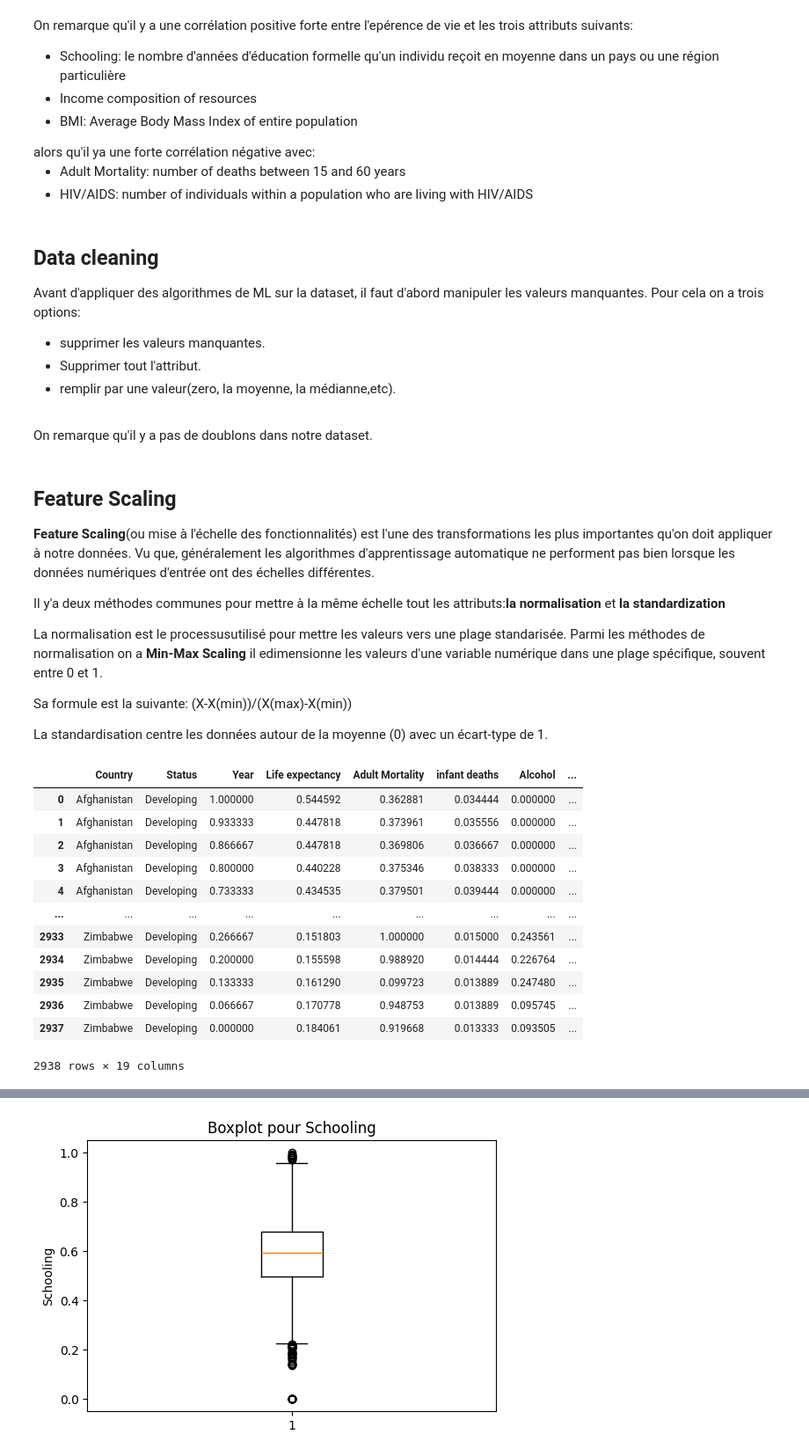
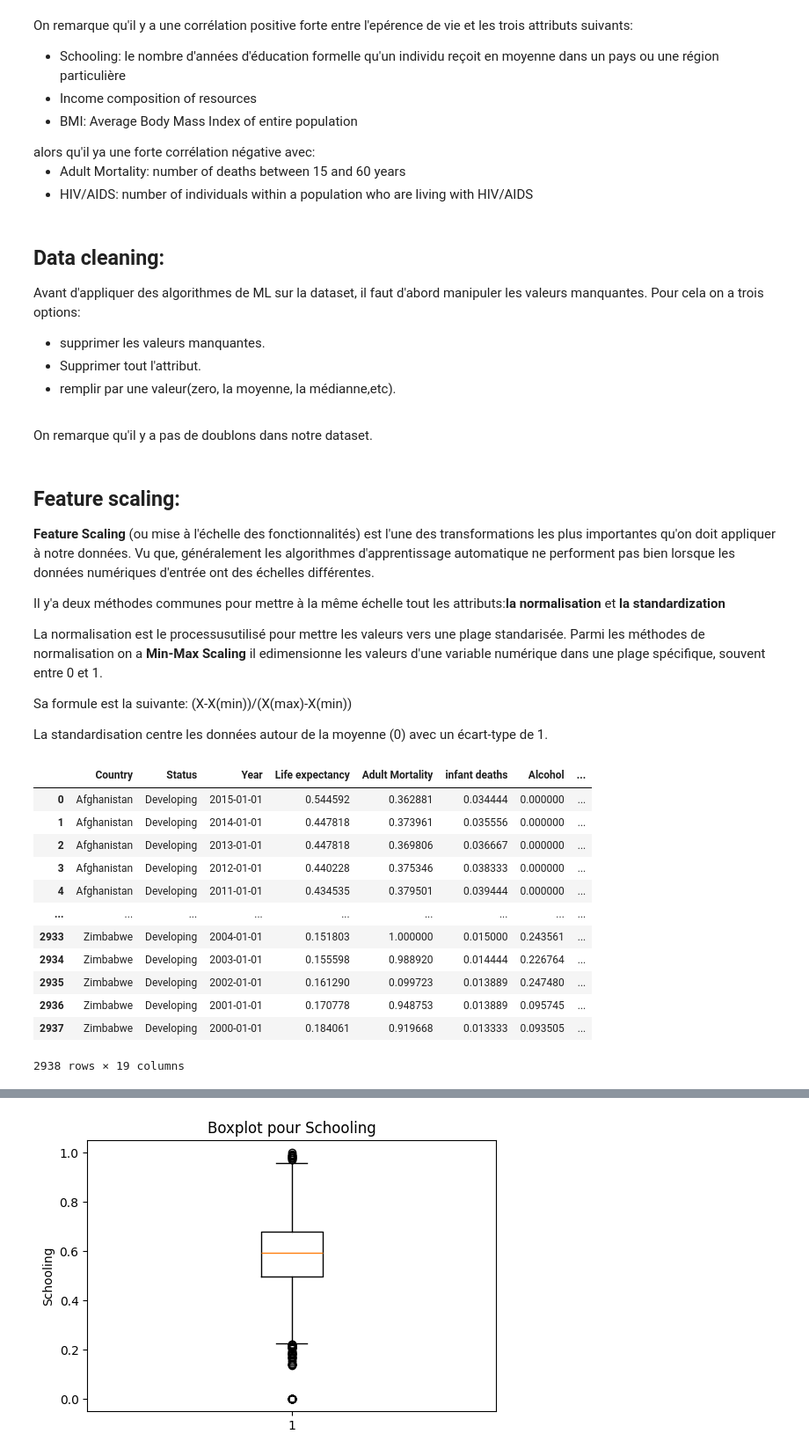
Before and after one commit to noureddinealahyane/life-expectancy, a Jupyter notebook: life_expectancy.ipynb, the cells around one changed output, grey strips where cells are left out. Shown at 88% size. Saved outputs shown, nothing was run; the diff lists cells and outputs as text; code cells hidden in the pictures.

```diff
--- a/life_expectancy.ipynb
+++ b/life_expectancy.ipynb
@@ -30,6 +36,9 @@ Data columns (total 22 columns):
  21  Schooling                        2775 non-null   float64
 dtypes: float64(16), int64(4), object(2)
 memory usage: 505.1+ KB
+# %%
+#Changer le type de l'atrribut 'Year' à datetime
+df['Year'] = pd.to_datetime(df['Year'], format='%Y')
 # %% [markdown]
 <h2>Les valeurs manquantes</h2>
 # %%
@@ -149,7 +158,7 @@ alors qu'il ya une forte corrélation négative avec:
 <ul><li>Adult Mortality: number of deaths between 15 and 60 years</li>
 <li>HIV/AIDS: number of individuals within a population who are living with HIV/AIDS</li></ul>
 # %% [markdown]
-<h2>Data cleaning</h2>
+## Data cleaning:
 <p>Avant d'appliquer des algorithmes de ML sur la dataset, il faut d'abord manipuler les valeurs manquantes. Pour cela on a trois options: <ul><li>supprimer les valeurs manquantes.</li>
                     <li>Supprimer tout l'attribut.</li>
                     <li>remplir par une valeur(zero, la moyenne, la médianne,etc).</li></ul></p>
@@ -160,7 +169,7 @@ df = df.drop(["Population", "Hepatitis B", "Total expenditure"], axis = 1)
 from sklearn.impute import SimpleImputer
 imputer = SimpleImputer(strategy="median")
 #on crée une copie de la dataset qui ne contient que les valeurs numériques
-df_num = df.drop(["Country", "Status"], axis=1)
+df_num = df.drop(["Country", "Status", "Year"], axis=1)
 #On applique imputer sur la dataset en utilisant .fit()
 imputer.fit(df_num)
 imputer.statistics_
@@ -174,8 +183,8 @@ duplicate_rows = df_transformed[df_transformed.duplicated()]
 # %% [markdown]
 On remarque qu'il y a pas de doublons dans notre dataset.
 # %% [markdown]
-<h2>Feature Scaling</h2>
-<p><strong>Feature Scaling</strong>(ou mise à l'échelle des fonctionnalités) est l'une des transformations les plus importantes qu'on doit appliquer à notre données. Vu que, généralement les algorithmes d'apprentissage automatique ne performent pas bien lorsque les données numériques d'entrée ont des échelles différentes.</p>
+## Feature scaling:
+<strong>Feature Scaling</strong> (ou mise à l'échelle des fonctionnalités) est l'une des transformations les plus importantes qu'on doit appliquer à notre données. Vu que, généralement les algorithmes d'apprentissage automatique ne performent pas bien lorsque les données numériques d'entrée ont des échelles différentes.
 
 Il y'a deux méthodes communes pour mettre à la même échelle tout les attributs:<strong>la normalisation</strong> et <strong>la standardization</strong>
 
@@ -187,22 +196,22 @@ La standardisation centre les données autour de la moyenne (0) avec un écart-t
 # %%
 from sklearn.preprocessing import MinMaxScaler
 scaler = MinMaxScaler()
 scaled_data = scaler.fit_transform(df_transformed)
 scaled_df = pd.DataFrame(scaled_data, columns=df_transformed.columns)
-scaled_df = pd.concat([df[["Country", "Status"]], scaled_df], axis=1)
+scaled_df = pd.concat([df[["Country", "Status", "Year"]], scaled_df], axis=1)
 scaled_df
 # %% [output]
 |  | Country | Status | Year | Life expectancy | Adult Mortality | infant deaths | Alcohol | ... |
-| 0 | Afghanistan | Developing | 1.000000 | 0.544592 | 0.362881 | 0.034444 | 0.000000 | ... |
-| 1 | Afghanistan | Developing | 0.933333 | 0.447818 | 0.373961 | 0.035556 | 0.000000 | ... |
-| 2 | Afghanistan | Developing | 0.866667 | 0.447818 | 0.369806 | 0.036667 | 0.000000 | ... |
-| 3 | Afghanistan | Developing | 0.800000 | 0.440228 | 0.375346 | 0.038333 | 0.000000 | ... |
-| 4 | Afghanistan | Developing | 0.733333 | 0.434535 | 0.379501 | 0.039444 | 0.000000 | ... |
+| 0 | Afghanistan | Developing | 2015-01-01 | 0.544592 | 0.362881 | 0.034444 | 0.000000 | ... |
+| 1 | Afghanistan | Developing | 2014-01-01 | 0.447818 | 0.373961 | 0.035556 | 0.000000 | ... |
+| 2 | Afghanistan | Developing | 2013-01-01 | 0.447818 | 0.369806 | 0.036667 | 0.000000 | ... |
+| 3 | Afghanistan | Developing | 2012-01-01 | 0.440228 | 0.375346 | 0.038333 | 0.000000 | ... |
+| 4 | Afghanistan | Developing | 2011-01-01 | 0.434535 | 0.379501 | 0.039444 | 0.000000 | ... |
 | ... | ... | ... | ... | ... | ... | ... | ... | ... |
-| 2933 | Zimbabwe | Developing | 0.266667 | 0.151803 | 1.000000 | 0.015000 | 0.243561 | ... |
-| 2934 | Zimbabwe | Developing | 0.200000 | 0.155598 | 0.988920 | 0.014444 | 0.226764 | ... |
-| 2935 | Zimbabwe | Developing | 0.133333 | 0.161290 | 0.099723 | 0.013889 | 0.247480 | ... |
-| 2936 | Zimbabwe | Developing | 0.066667 | 0.170778 | 0.948753 | 0.013889 | 0.095745 | ... |
-| 2937 | Zimbabwe | Developing | 0.000000 | 0.184061 | 0.919668 | 0.013333 | 0.093505 | ... |
+| 2933 | Zimbabwe | Developing | 2004-01-01 | 0.151803 | 1.000000 | 0.015000 | 0.243561 | ... |
+| 2934 | Zimbabwe | Developing | 2003-01-01 | 0.155598 | 0.988920 | 0.014444 | 0.226764 | ... |
+| 2935 | Zimbabwe | Developing | 2002-01-01 | 0.161290 | 0.099723 | 0.013889 | 0.247480 | ... |
+| 2936 | Zimbabwe | Developing | 2001-01-01 | 0.170778 | 0.948753 | 0.013889 | 0.095745 | ... |
+| 2937 | Zimbabwe | Developing | 2000-01-01 | 0.184061 | 0.919668 | 0.013333 | 0.093505 | ... |
 2938 rows × 19 columns
 # %% [markdown]
```
Also changed, not shown: parts of 24 cells of this notebook.
